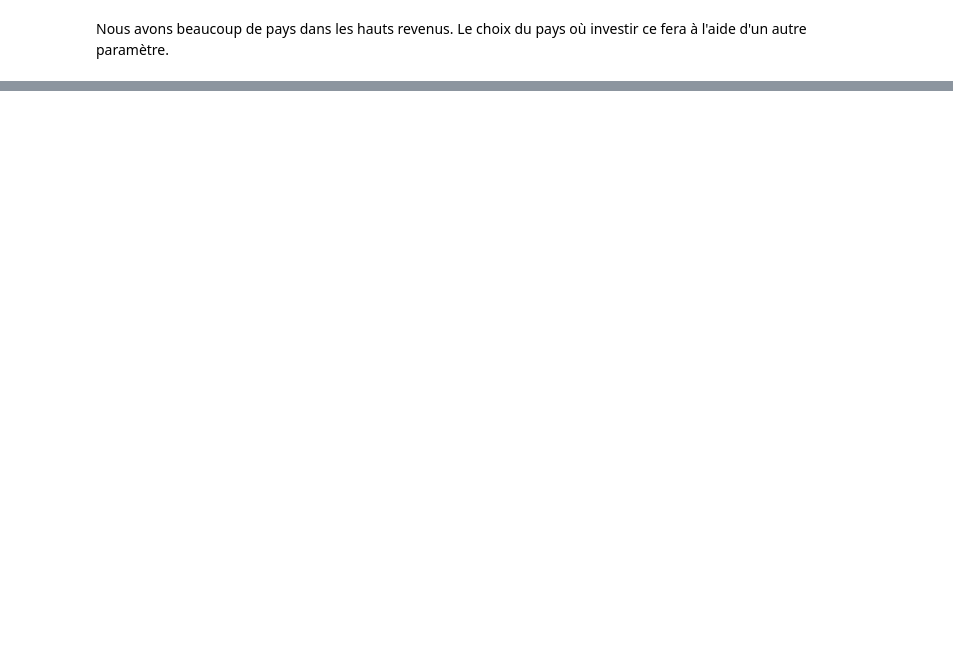
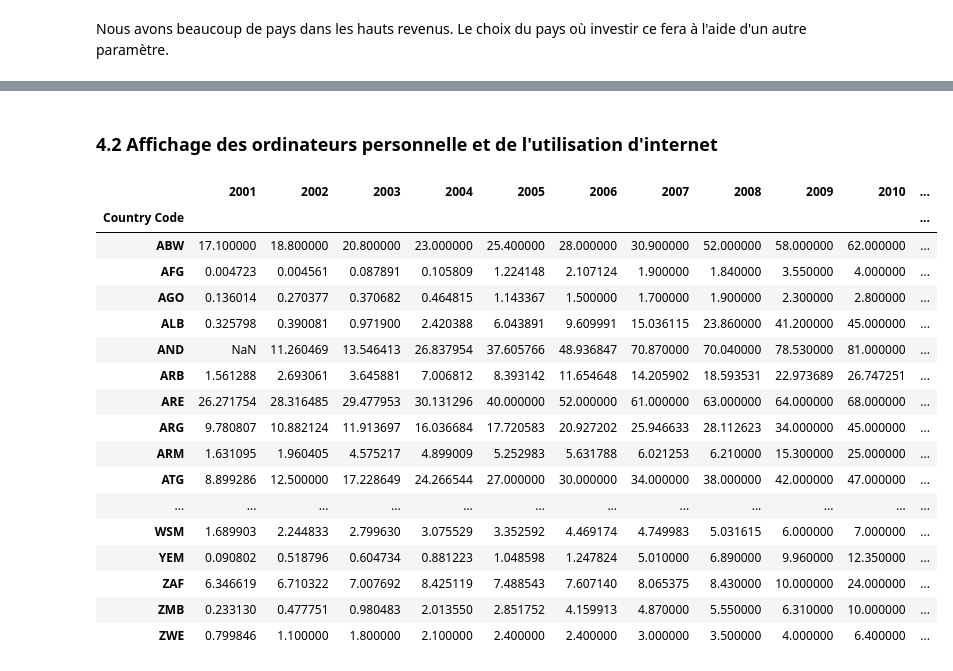
Before and after one commit to pierrebague/ed_data_analysis, a Jupyter notebook: Projet 2 .ipynb, the cells around one changed output, grey strips where cells are left out. Drawn from its saved outputs; the diff is of its cells as text; code cells hidden in the pictures; blank space fills up the shorter version.

```diff
--- a/Projet 2 .ipynb
+++ b/Projet 2 .ipynb
@@ -9,9 +9,9 @@ from annexe import annexe as an
 import re
 import plotly.graph_objs as go
 import seaborn as sns
-pd.set_option('display.max_rows', 50000)
-pd.set_option('display.max_columns', 50000)
-pd.set_option('display.width', 1000000)
+pd.set_option('display.max_rows', 500)
+pd.set_option('display.max_columns', 500)
+pd.set_option('display.width', 500)
 pd.set_option('display.max_colwidth', None)
 # %% [markdown]
 ## 1. Ouverture et affichage grossier du contenu des fichiers du dataset ##
@@ -492,7 +506,10 @@ category = [new_students,study_years_more_25,study_years_mean_25,study_years_exp
 # %% [markdown]
 Je fais ressortir dans des variables les catégories voulues.
 # %%
-dataframe_category=[dataframe_new_students,dataframe_study_years_more_25,dataframe_study_years_mean_25,dataframe_study_years_expected,dataframe_new_students_prediction,dataframe_internet_users,dataframe_computer_owner]
-
-
-an.map_dataframe_list_func(fichierESD2,dataframe_category,category,an.take_needed_rows)
+dataframe_new_students = an.take_needed_rows(fichierESD2,new_students)
+dataframe_study_years_more_25= an.take_needed_rows(fichierESD2,study_years_more_25)
+dataframe_study_years_mean_25= an.take_needed_rows(fichierESD2,study_years_mean_25)
+dataframe_study_years_expected= an.take_needed_rows(fichierESD2,study_years_expected)
+dataframe_new_students_prediction= an.take_needed_rows(fichierESD2,new_students_prediction)
+dataframe_internet_users= an.take_needed_rows(fichierESD2,internet_users)
+dataframe_computer_owner= an.take_needed_rows(fichierESD2,computer_owner)
@@ -507,4 +516,10 @@ an.map_dataframe_list_func(fichierESD2,dataframe_category,category,an.take_neede
 # %% [markdown]
 J'additione maintenant les valeurs par pays.
 # %%
-an.map_group_by(dataframe_category)
+dataframe_new_students_sum = dataframe_new_students.groupby(['Country Code']).sum()
+dataframe_study_years_more_25_sum= dataframe_study_years_more_25.groupby(['Country Code']).sum()
+dataframe_study_years_mean_25_sum= dataframe_study_years_mean_25.groupby(['Country Code']).sum()
+dataframe_study_years_expected_sum= dataframe_study_years_expected.groupby(['Country Code']).sum()
+dataframe_new_students_prediction_sum= dataframe_new_students_prediction.groupby(['Country Code']).sum()
+dataframe_internet_users_sum= dataframe_internet_users.groupby(['Country Code']).sum()
+dataframe_computer_owner_sum= dataframe_computer_owner.groupby(['Country Code']).sum()
@@ -596,0 +561,25 @@ map.show()
+# %% [markdown]
+### 4.2 Affichage des ordinateurs personnelle et de l'utilisation d'internet
+# %%
+dataframe_internet_users_sum2 = dataframe_internet_users_sum.replace(0,np.nan)
+dataframe_internet_users_sum3 = dataframe_internet_users_sum2.dropna(axis = 'columns', how = 'all')
+display(dataframe_internet_users_sum3)
+# %% [output]
+|  | 2001 | 2002 | 2003 | 2004 | 2005 | 2006 | 2007 | 2008 | 2009 | 2010 | ... |
+| Country Code |  |  |  |  |  |  |  |  |  |  | ... |
+| ABW | 17.100000 | 18.800000 | 20.800000 | 23.000000 | 25.400000 | 28.000000 | 30.900000 | 52.000000 | 58.000000 | 62.000000 | ... |
+| AFG | 0.004723 | 0.004561 | 0.087891 | 0.105809 | 1.224148 | 2.107124 | 1.900000 | 1.840000 | 3.550000 | 4.000000 | ... |
+| AGO | 0.136014 | 0.270377 | 0.370682 | 0.464815 | 1.143367 | 1.500000 | 1.700000 | 1.900000 | 2.300000 | 2.800000 | ... |
+| ALB | 0.325798 | 0.390081 | 0.971900 | 2.420388 | 6.043891 | 9.609991 | 15.036115 | 23.860000 | 41.200000 | 45.000000 | ... |
+| AND | NaN | 11.260469 | 13.546413 | 26.837954 | 37.605766 | 48.936847 | 70.870000 | 70.040000 | 78.530000 | 81.000000 | ... |
+| ARB | 1.561288 | 2.693061 | 3.645881 | 7.006812 | 8.393142 | 11.654648 | 14.205902 | 18.593531 | 22.973689 | 26.747251 | ... |
+| ARE | 26.271754 | 28.316485 | 29.477953 | 30.131296 | 40.000000 | 52.000000 | 61.000000 | 63.000000 | 64.000000 | 68.000000 | ... |
+| ARG | 9.780807 | 10.882124 | 11.913697 | 16.036684 | 17.720583 | 20.927202 | 25.946633 | 28.112623 | 34.000000 | 45.000000 | ... |
+| ARM | 1.631095 | 1.960405 | 4.575217 | 4.899009 | 5.252983 | 5.631788 | 6.021253 | 6.210000 | 15.300000 | 25.000000 | ... |
+| ATG | 8.899286 | 12.500000 | 17.228649 | 24.266544 | 27.000000 | 30.000000 | 34.000000 | 38.000000 | 42.000000 | 47.000000 | ... |
+| ... | ... | ... | ... | ... | ... | ... | ... | ... | ... | ... | ... |
+| WSM | 1.689903 | 2.244833 | 2.799630 | 3.075529 | 3.352592 | 4.469174 | 4.749983 | 5.031615 | 6.000000 | 7.000000 | ... |
+| YEM | 0.090802 | 0.518796 | 0.604734 | 0.881223 | 1.048598 | 1.247824 | 5.010000 | 6.890000 | 9.960000 | 12.350000 | ... |
+| ZAF | 6.346619 | 6.710322 | 7.007692 | 8.425119 | 7.488543 | 7.607140 | 8.065375 | 8.430000 | 10.000000 | 24.000000 | ... |
+| ZMB | 0.233130 | 0.477751 | 0.980483 | 2.013550 | 2.851752 | 4.159913 | 4.870000 | 5.550000 | 6.310000 | 10.000000 | ... |
+| ZWE | 0.799846 | 1.100000 | 1.800000 | 2.100000 | 2.400000 | 2.400000 | 3.000000 | 3.500000 | 4.000000 | 6.400000 | ... |
```
Also changed, not shown: parts of 19 cells of this notebook.
